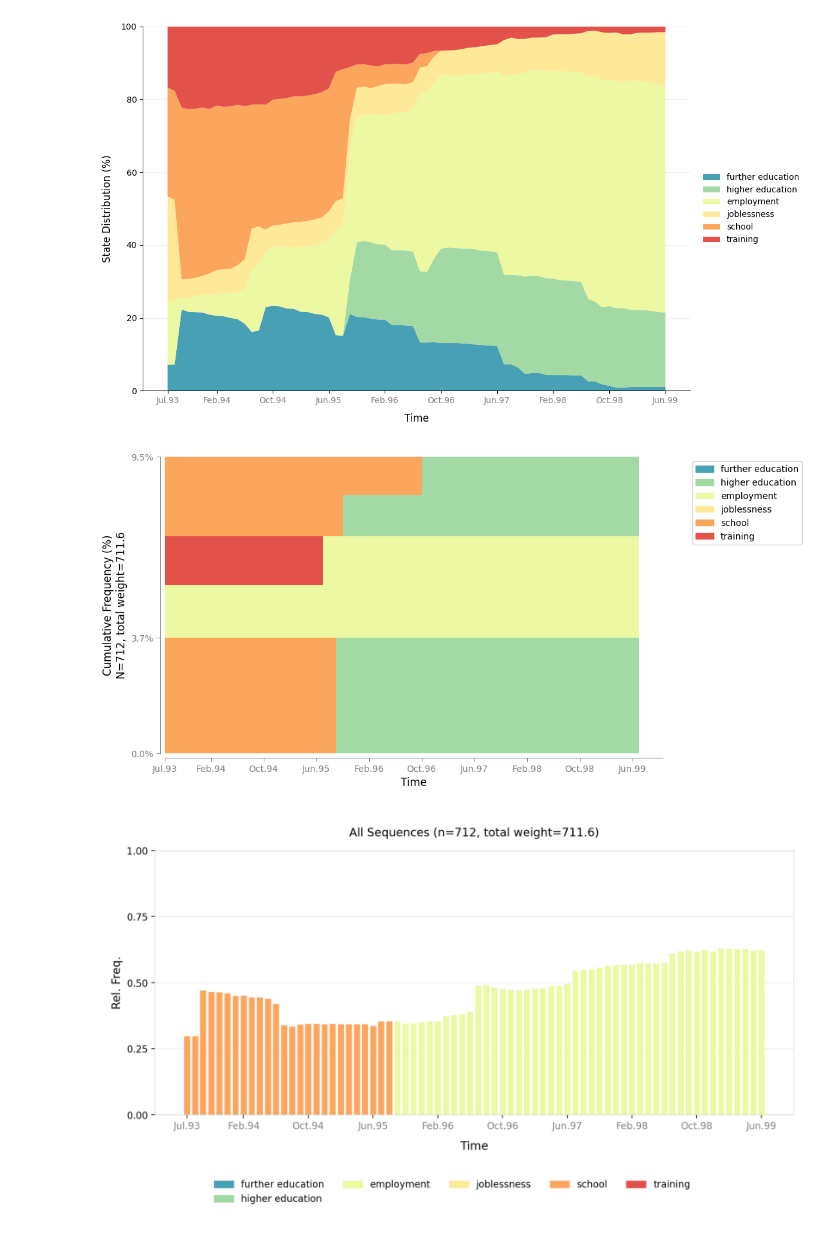
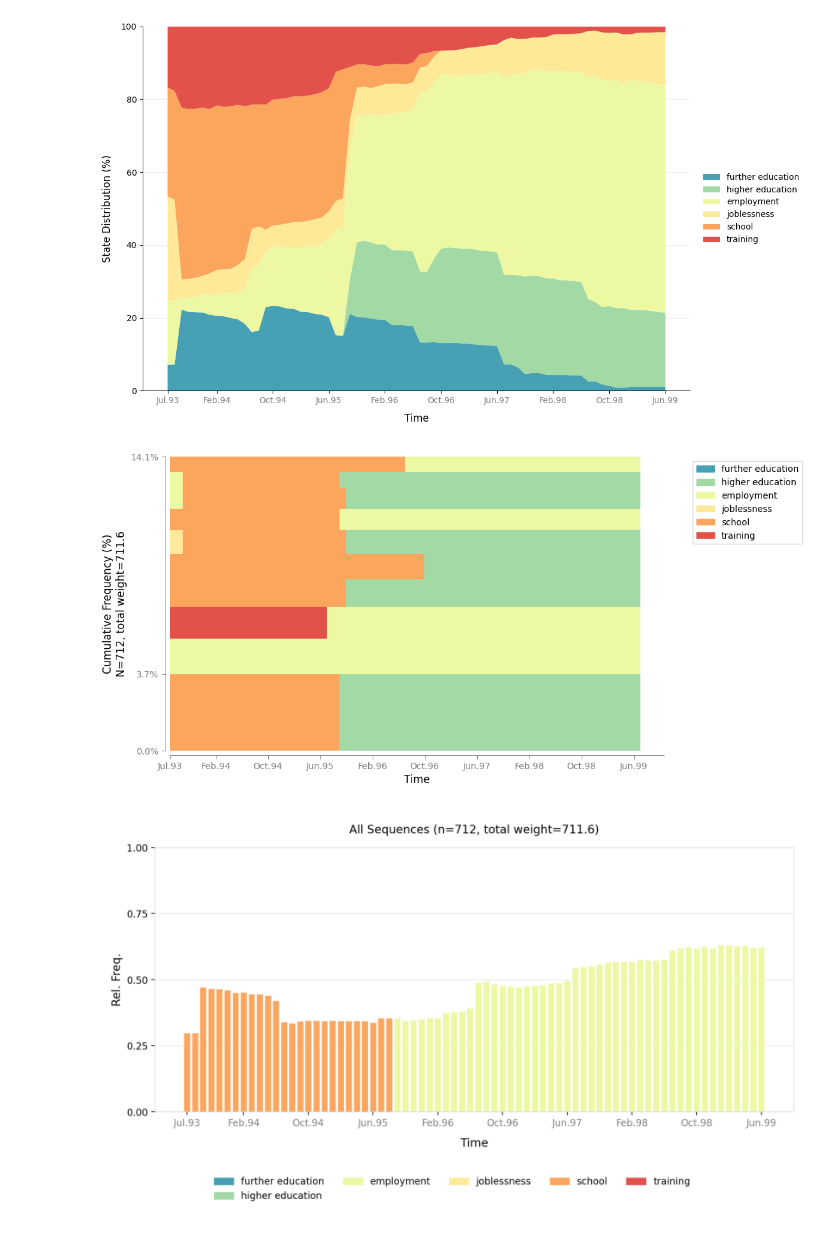
Before and after one commit to sdaza/Sequenzo, a Jupyter notebook: Tutorials/weighted_data/mvad.ipynb, the cells around one changed output. Drawn from its saved outputs; the diff is of its cells as text; code cells hidden in the pictures.

```diff
--- a/Tutorials/weighted_data/mvad.ipynb
+++ b/Tutorials/weighted_data/mvad.ipynb
@@ -150,9 +150,10 @@ plot_state_distribution(sequence_data)
 # %%
 # Note: `plot_most_frequent_sequences` does not divide frequencies evenly; it’s just that in the CO2 dataset, the top-5 sequences happen to have similar frequencies.
 
-plot_most_frequent_sequences(sequence_data, top_n=5)
+# TODO: why 14%, not 20%?
+plot_most_frequent_sequences(sequence_data, top_n=10)
 # %% [output]
-[figure, old version]
+[figure, new version]
 # %%
 plot_modal_state(sequence_data)
 # %% [output]
```
Also changed, not shown: parts of 5 cells of this notebook, 1 other file.
